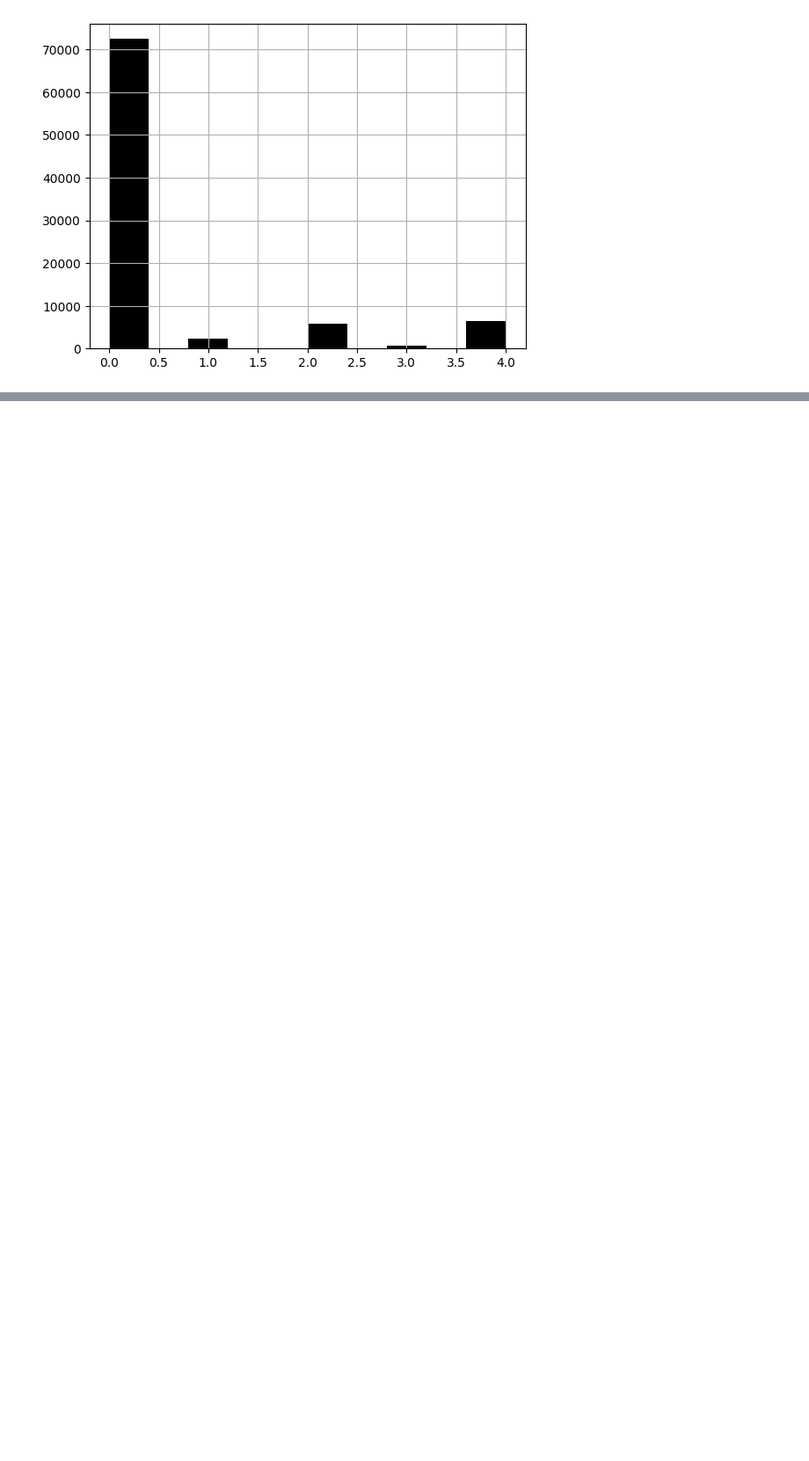
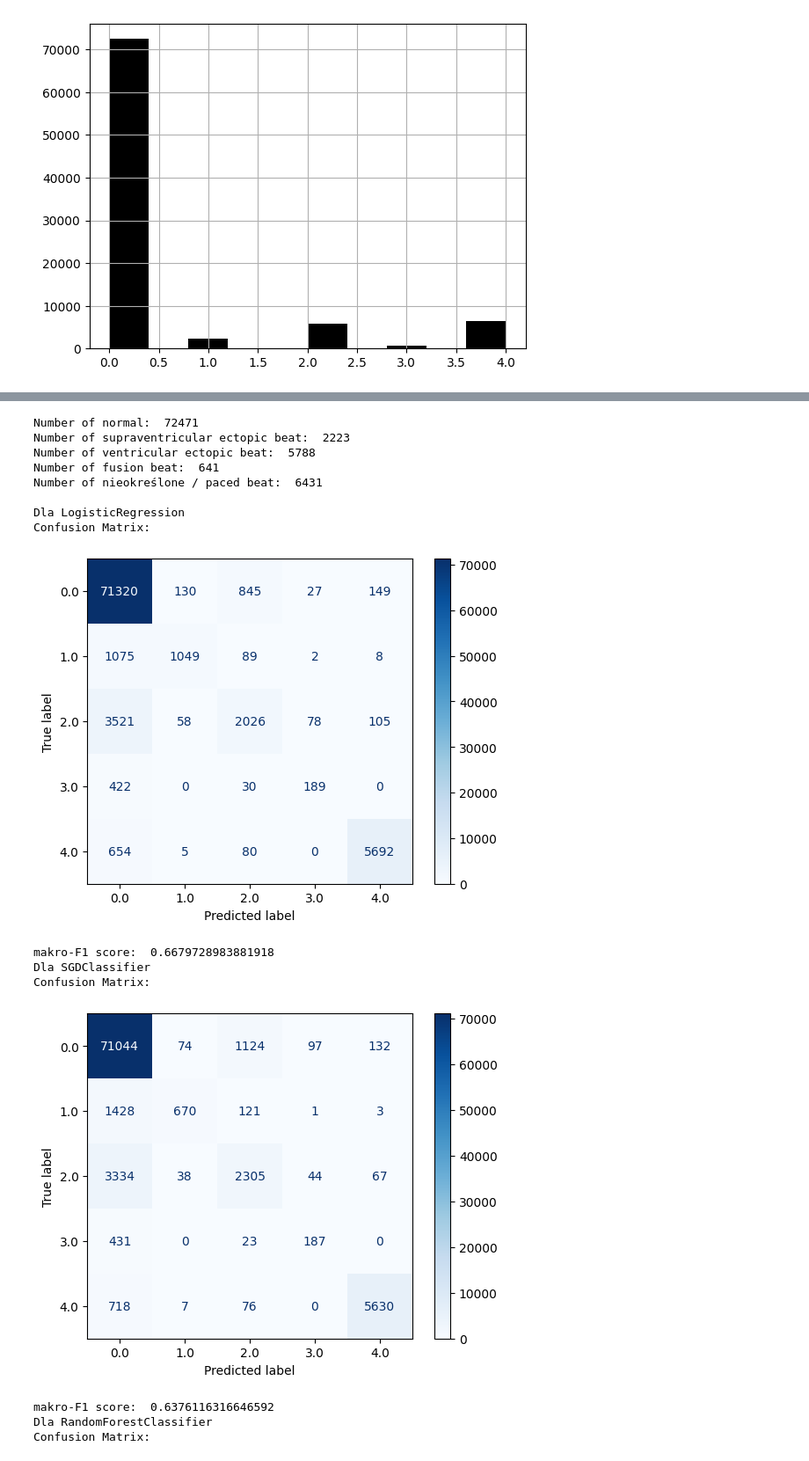
Before and after one commit to a-jakusz/ECG_analysis_ML, a Jupyter notebook: main.ipynb, the cells around one changed output, grey strips where cells are left out. Shown at 88% size. Saved outputs shown, nothing was run; the diff lists cells and outputs as text; code cells hidden in the pictures; blank space fills up the shorter version.

Commit message:
add: basic models, conf matrix, f1

```diff
--- a/main.ipynb
+++ b/main.ipynb
@@ -130,0 +190,59 @@ dtype: float64
+# %%
+from sklearn.metrics import confusion_matrix, ConfusionMatrixDisplay, f1_score
+classes = np.unique(y_train)
+
+print("Number of normal: ", (y_train == 0).sum())
+print("Number of supraventricular ectopic beat: ", (y_train == 1).sum())
+print("Number of ventricular ectopic beat: ", (y_train == 2).sum())
+print("Number of fusion beat: ", (y_train == 3).sum())
+print("Number of nieokreślone / paced beat: ", (y_train == 4).sum())
+
+print("\nDla LogisticRegression")
+print("Confusion Matrix:\n")
+log_reg_cm = confusion_matrix(y_train, log_pred)
+disp1 = ConfusionMatrixDisplay(confusion_matrix=log_reg_cm, display_labels=classes)
+disp1.plot(cmap='Blues')
+plt.show()
+print("makro-F1 score: ", f1_score(y_train, log_pred, average='macro'))
+
+print("Dla SGDClassifier")
+print("Confusion Matrix:\n")
+sgd_cm = confusion_matrix(y_train, sgd_pred)
+disp2 = ConfusionMatrixDisplay(confusion_matrix=sgd_cm, display_labels=classes)
+disp2.plot(cmap='Blues')
+plt.show()
+print("makro-F1 score: ", f1_score(y_train, sgd_pred, average='macro'))
+
+print("Dla RandomForestClassifier")
+print("Confusion Matrix:\n")
+forest_cm = confusion_matrix(y_train, forest_pred)
+disp3 = ConfusionMatrixDisplay(confusion_matrix=forest_cm, display_labels=classes)
+disp3.plot(cmap='Blues')
+plt.show()
+print("makro-F1 score: ", f1_score(y_train, forest_pred, average='macro'))
+
+forest_pred_test  = forest_class.predict(x_test)
+print("Dla RandomForestClassifier na testowym") # dla sprawdzenia
+print("Confusion Matrix:\n")
+forest_cm_2 = confusion_matrix(y_test, forest_pred_test)
+disp4 = ConfusionMatrixDisplay(confusion_matrix=forest_cm_2, display_labels=classes)
+disp4.plot(cmap='Blues')
+plt.show()
+print("makro-F1 score: ", f1_score(y_test, forest_pred_test, average='macro'))
+# %% [output]
+Number of normal:  72471
+Number of supraventricular ectopic beat:  2223
+Number of ventricular ectopic beat:  5788
+Number of fusion beat:  641
+Number of nieokreślone / paced beat:  6431
+
+Dla LogisticRegression
+Confusion Matrix:
+[figure, added]
+makro-F1 score:  0.6679728983881918
+Dla SGDClassifier
+Confusion Matrix:
+[figure, added]
+makro-F1 score:  0.6376116316646592
+Dla RandomForestClassifier
+Confusion Matrix:
```
Also changed, not shown: parts of 7 cells of this notebook.
